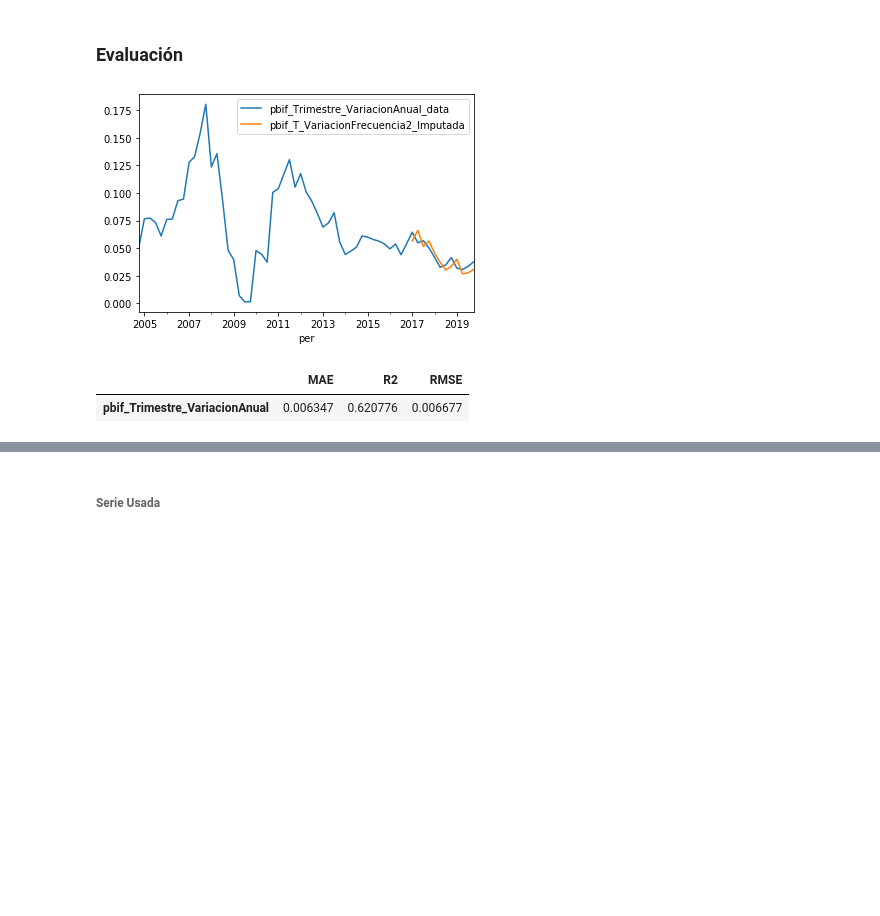
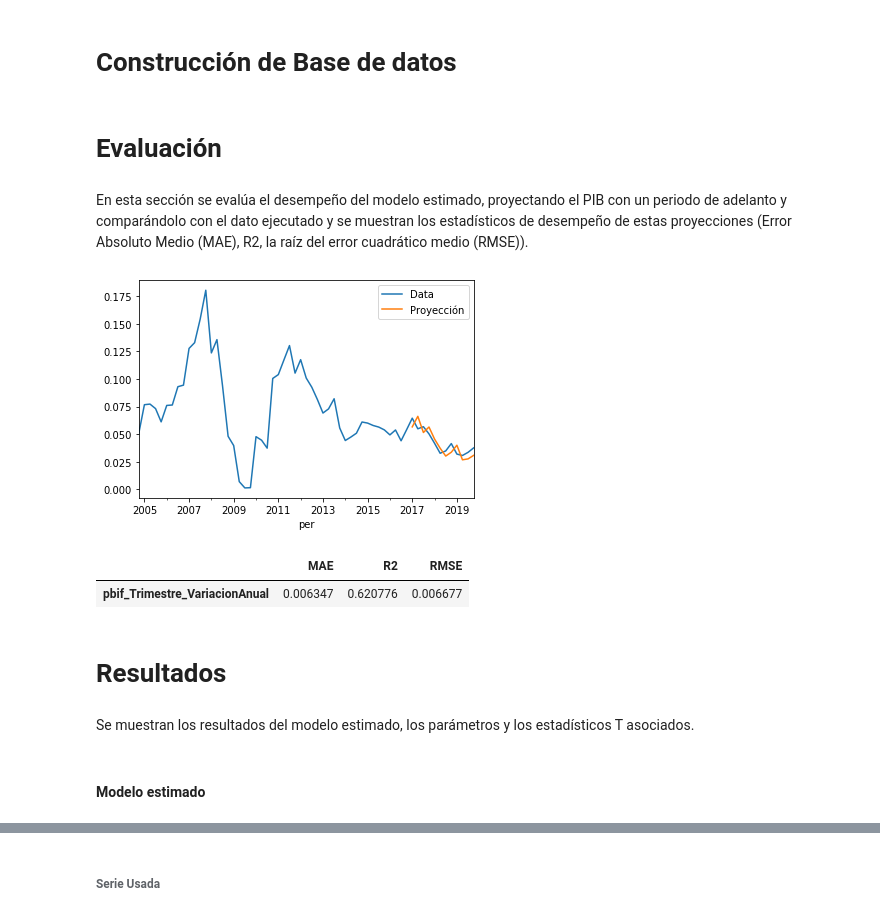
Before and after one commit to ApoyoAnalytics/PIBNowcast, a Jupyter notebook: m2Evaluación.ipynb, the cells around one changed output, grey strips where cells are left out. Saved outputs shown, nothing was run; the diff lists cells and outputs as text; code cells hidden in the pictures; blank space fills up the shorter version.

```diff
--- a/m2Evaluación.ipynb
+++ b/m2Evaluación.ipynb
@@ -30,2 +42,4 @@ rutaDestino = 'resultados/'
+# %% [markdown]
+# Construcción de Base de datos
 # %%
 _,_,_,bd_all = BasedeDatos(rutaOrigen + 'bd_Panama.xlsx')
@@ -35,45 +46,62 @@ VariablesPBI = ['pbif_Trimestre_VariacionAnual',
 # %% [markdown]
-### Evaluación
+# Evaluación
+# %% [markdown]
+En esta sección se evalúa el desempeño del modelo estimado, proyectando el PIB con un periodo de adelanto y comparándolo con el dato ejecutado y se muestran los estadísticos de desempeño de estas proyecciones (Error Absoluto Medio (MAE), R2, la raíz del error cuadrático medio (RMSE)).
 # %%
+VariablesPBI = ['pbif_Trimestre_VariacionAnual',
+               ]
+
 bd_eval = {}
 models = {}
+#Test size
 test_size_eval=36
+#Frecuencias de variables
+frq1 = 3
+frq2 = 1
+
 for y in VariablesPBI:
 
     NombreVariableFrecuencia1Filtrada = y[0:6] + '_VariacionFrecuencia1_Filtrada'
     NombreVariableFrecuencia2Filtrada = y[0:6] + '_VariacionFrecuencia2_Filtrada'
 
     NombreVariableFrecuencia1Imputada = y[0:6] + '_VariacionFrecuencia1_Imputada'
     NombreVariableFrecuencia2Imputada = y[0:6] + '_VariacionFrecuencia2_Imputada'
 
     bd_pred_1s = pd.DataFrame()
 
     for test_size in range(test_size_eval,0,-1):
 
         BaseInterpolacion,_,_ = kalman_resultados(rutaEstimacion + 'ModelosKalman.xlsx', bd_all, y, frq1, frq2,test_size)
 
         if test_size>0:
 
             bd_pred = BaseInterpolacion[[y + '_data'] + [NombreVariableFrecuencia2Imputada]][-test_size:]
             bd_pred = bd_pred[bd_pred[y + '_data'] != 0].dropna()
             bd_pred = bd_pred[:1]
 
             if len(bd_pred.index.tolist())>0:
                 if not(bd_pred.index[0] in bd_pred_1s.index):
                     bd_pred_1s = bd_pred_1s.append(bd_pred)
 
     bd_eval[y] = {'MAE': mean_absolute_error(bd_pred_1s[y + '_data'],bd_pred_1s[NombreVariableFrecuencia2Imputada]),
                     'R2': r2_score(bd_pred_1s[y + '_data'],bd_pred_1s[NombreVariableFrecuencia2Imputada]),
                     'RMSE': mean_squared_error(bd_pred_1s[y + '_data'],bd_pred_1s[NombreVariableFrecuencia2Imputada])**0.5
                    }
 
     BaseInterpolacion.loc[BaseInterpolacion[y + '_data'] != 0,[y + '_data']].join(bd_pred_1s.drop([y + '_data'], axis =1)).plot()
+    plt.legend(['Data','Proyección'])
 
     plt.show()
 # %% [output]
-[figure, old version]
+[figure, new version]
 # %%
 pd.DataFrame(bd_eval).transpose()
 # %% [output]
 |  | MAE | R2 | RMSE |
 | pbif_Trimestre_VariacionAnual | 0.006347 | 0.620776 | 0.006677 |
+# %% [markdown]
+# Resultados
+# %% [markdown]
+Se muestran los resultados del modelo estimado, los parámetros y los estadísticos T asociados.
+# %% [markdown]
+#### Modelo estimado
```
Also changed, not shown: parts of 25 cells of this notebook, 7 other files.
